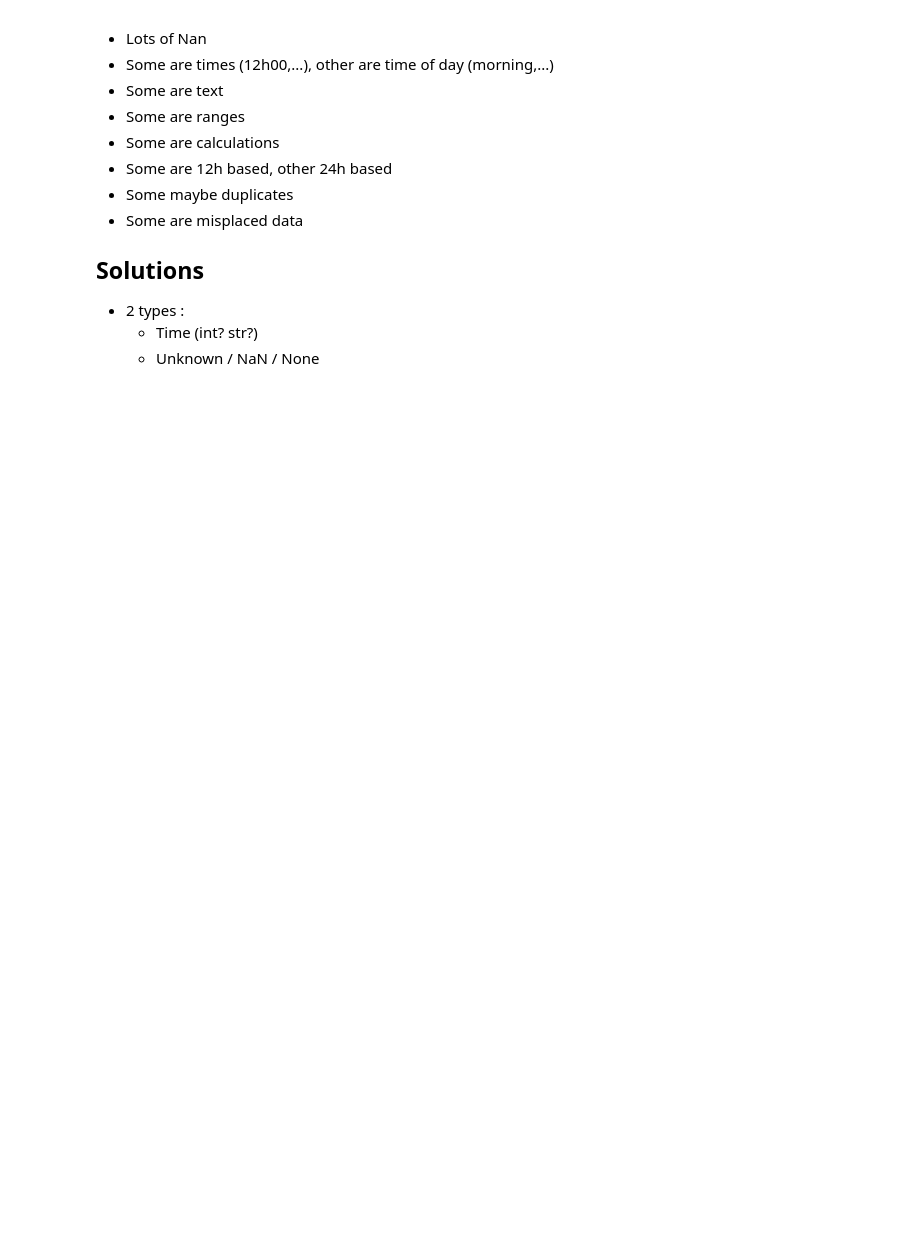
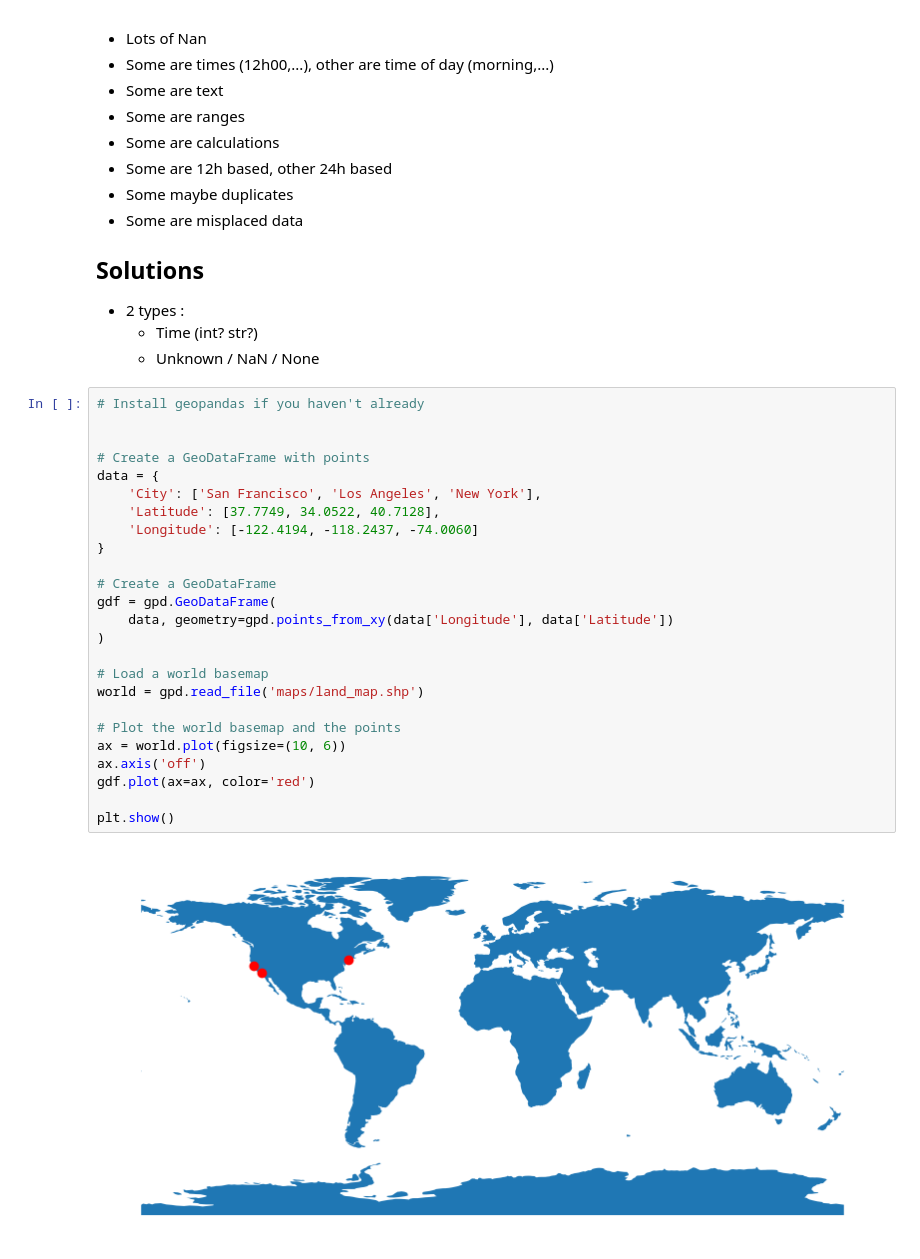
Before and after one commit to JimiHenning/Shark-Quest, a Jupyter notebook: main.ipynb, the cells around one changed output. Saved outputs shown, nothing was run; the diff lists cells and outputs as text; blank space fills up the shorter version.

```diff
--- a/main.ipynb
+++ b/main.ipynb
@@ -530,3 +616,30 @@ KeyError: 'Name'
 - 2 types :
     - Time (int? str?)
     - Unknown / NaN / None
+# %%
+# Install geopandas if you haven't already
+
+
+# Create a GeoDataFrame with points
+data = {
+    'City': ['San Francisco', 'Los Angeles', 'New York'],
+    'Latitude': [37.7749, 34.0522, 40.7128],
+    'Longitude': [-122.4194, -118.2437, -74.0060]
+}
+
+# Create a GeoDataFrame
+gdf = gpd.GeoDataFrame(
+    data, geometry=gpd.points_from_xy(data['Longitude'], data['Latitude'])
+)
+
+# Load a world basemap
+world = gpd.read_file('maps/land_map.shp')
+
+# Plot the world basemap and the points
+ax = world.plot(figsize=(10, 6))
+ax.axis('off')
+gdf.plot(ax=ax, color='red')
+
+plt.show()
+# %% [output]
+[figure, added]
```
Also changed, not shown: parts of 9 cells of this notebook, 9 other files.
